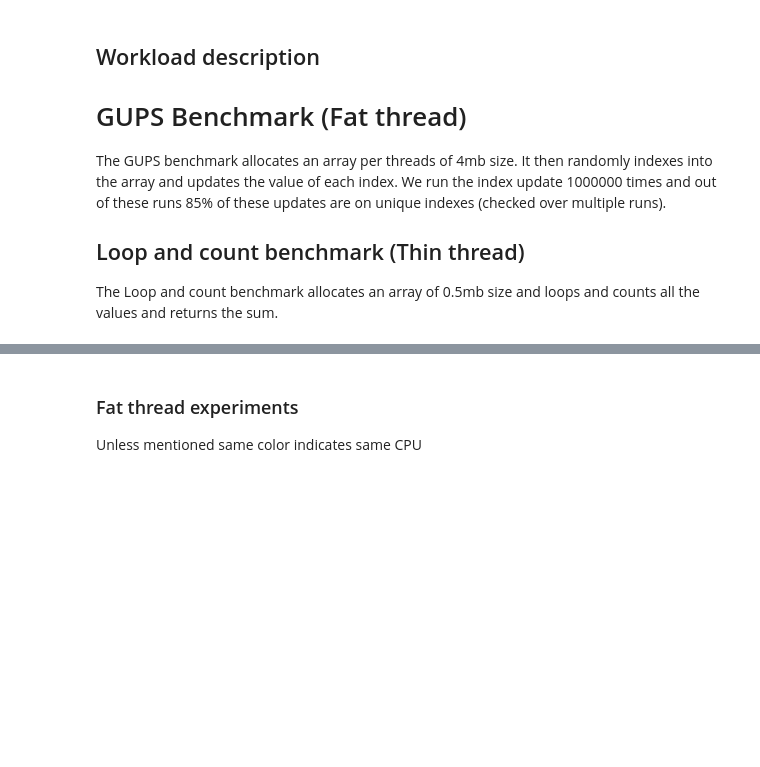
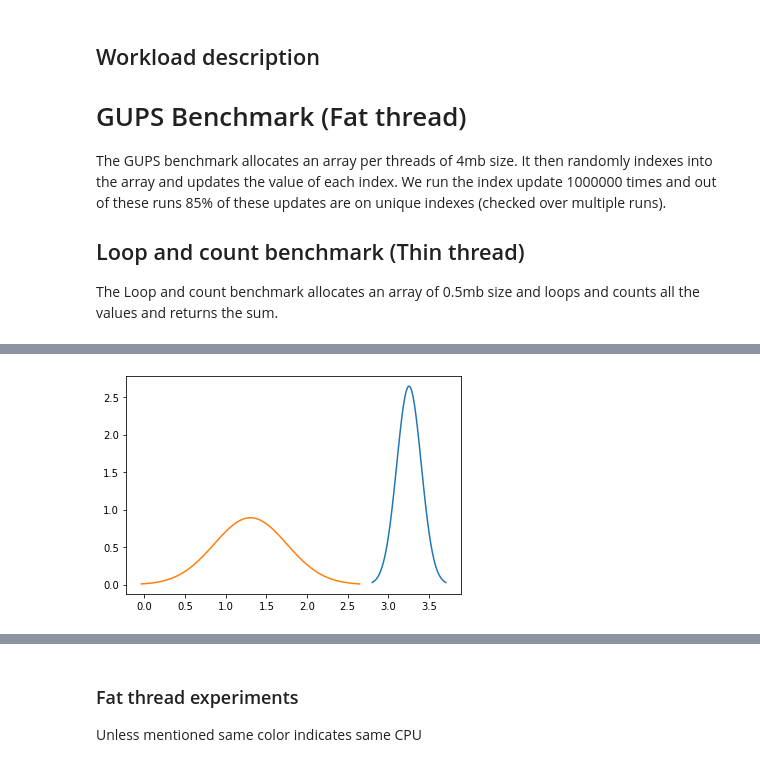
Before and after one commit to shauryapatel1995/random-threading, a Jupyter notebook: fatvsthin.ipynb, the cells around one changed output, grey strips where cells are left out. Cells and saved outputs as stored; diff of their text form; code cells hidden in the pictures; blank space fills up the shorter version.

```diff
--- a/fatvsthin.ipynb
+++ b/fatvsthin.ipynb
@@ -22,0 +91,7 @@ The Loop and count benchmark allocates an array of 0.5mb size and loops and coun
+# %%
+## 50 trials
+generate_normal(3.25377, float(1/44))
+generate_normal(1.30388, float(1/5))
+plt.show()
+# %% [output]
+[figure, added]
```
Also changed, not shown: parts of 19 cells of this notebook.
